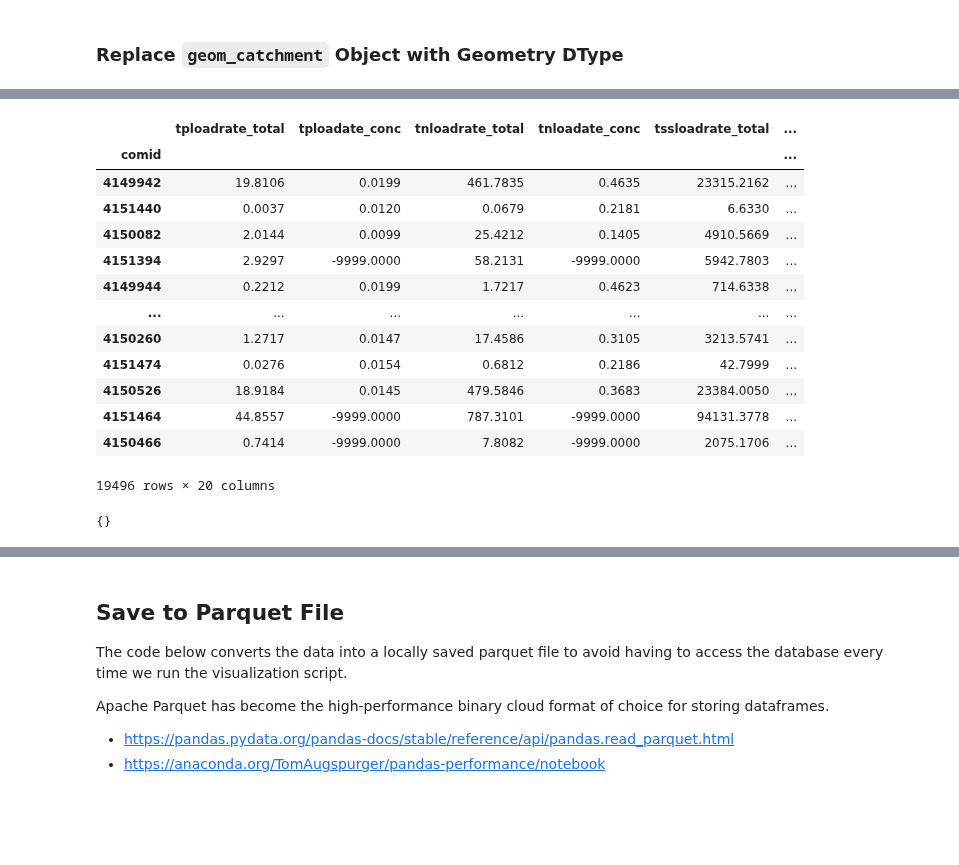
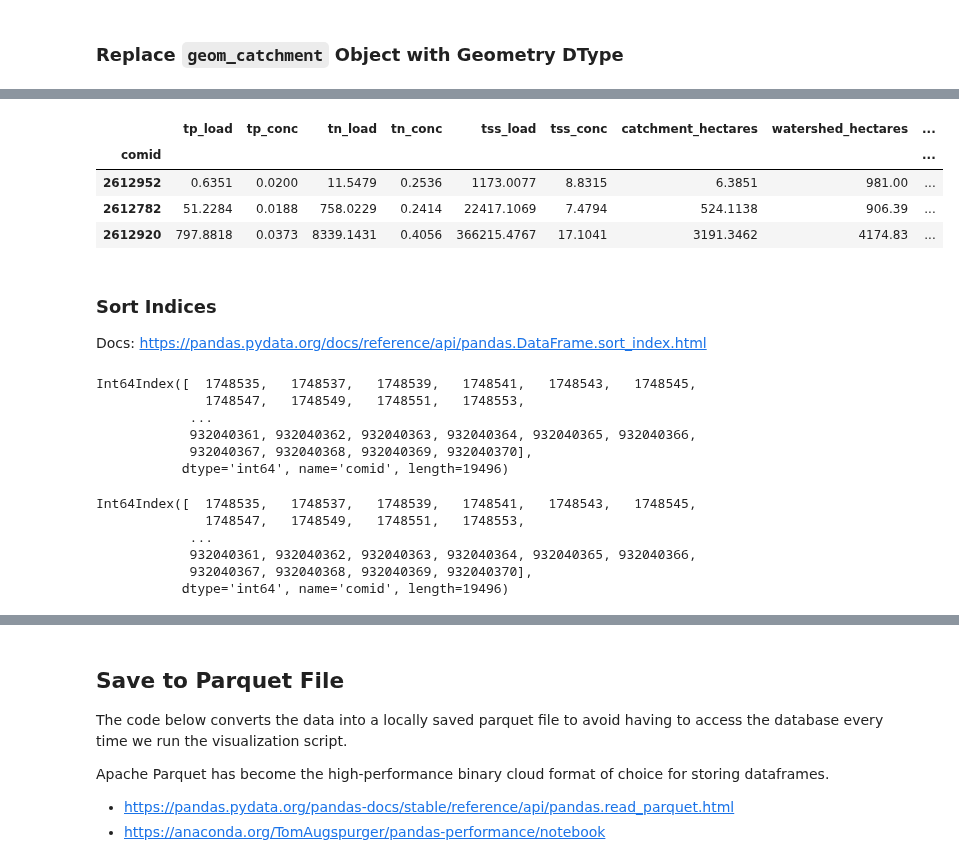
Before and after one commit to TheAcademyofNaturalSciences/WikiSRATMicroService, a Jupyter notebook: WikiSRAT_Demo.ipynb, the cells around one changed output, grey strips where cells are left out. Saved outputs shown, nothing was run; the diff lists cells and outputs as text; code cells hidden in the pictures; blank space fills up the shorter version.

Commit message:
Update Demo to save protection data
... and correct column names

```diff
--- a/WikiSRAT_Demo.ipynb
+++ b/WikiSRAT_Demo.ipynb
@@ -438,9 +386,6 @@ Wall time: 35 ms
 %%time
 # import data with geopandas compatible geometry
 import geopandas as gpd
-
-tablename_base = 'base_run'
-tablename_rest = 'restoration_run'
 
 base_model_select = 'SELECT * FROM wikiwtershedoutputs.{}'.format(tablename_base)
 rest_model_select = 'SELECT * FROM wikiwtershedoutputs.{}'.format(tablename_rest)
@@ -582,0 +535,12 @@ rest_df['geom_catchment'] = rest_df_catch['geom_catchment']
+# %%
+rest_df.head(3)
+# %% [output]
+|  | tp_load | tp_conc | tn_load | tn_conc | tss_load | tss_conc | catchment_hectares | watershed_hectares | ... |
+| comid |  |  |  |  |  |  |  |  | ... |
+| 2612952 | 0.6351 | 0.0200 | 11.5479 | 0.2536 | 1173.0077 | 8.8315 | 6.3851 | 981.00 | ... |
+| 2612782 | 51.2284 | 0.0188 | 758.0229 | 0.2414 | 22417.1069 | 7.4794 | 524.1138 | 906.39 | ... |
+| 2612920 | 797.8818 | 0.0373 | 8339.1431 | 0.4056 | 366215.4767 | 17.1041 | 3191.3462 | 4174.83 | ... |
+# %% [markdown]
+### Sort Indices
+
+Docs: https://pandas.pydata.org/docs/reference/api/pandas.DataFrame.sort_index.html
@@ -583,21 +550,18 @@ rest_df['geom_catchment'] = rest_df_catch['geom_catchment']
 # %%
-base_df
+base_df.index
 # %% [output]
-|  | tploadrate_total | tploadate_conc | tnloadrate_total | tnloadate_conc | tssloadrate_total | ... |
-| comid |  |  |  |  |  | ... |
-| 4149942 | 19.8106 | 0.0199 | 461.7835 | 0.4635 | 23315.2162 | ... |
-| 4151440 | 0.0037 | 0.0120 | 0.0679 | 0.2181 | 6.6330 | ... |
-| 4150082 | 2.0144 | 0.0099 | 25.4212 | 0.1405 | 4910.5669 | ... |
-| 4151394 | 2.9297 | -9999.0000 | 58.2131 | -9999.0000 | 5942.7803 | ... |
-| 4149944 | 0.2212 | 0.0199 | 1.7217 | 0.4623 | 714.6338 | ... |
-| ... | ... | ... | ... | ... | ... | ... |
-| 4150260 | 1.2717 | 0.0147 | 17.4586 | 0.3105 | 3213.5741 | ... |
-| 4151474 | 0.0276 | 0.0154 | 0.6812 | 0.2186 | 42.7999 | ... |
-| 4150526 | 18.9184 | 0.0145 | 479.5846 | 0.3683 | 23384.0050 | ... |
-| 4151464 | 44.8557 | -9999.0000 | 787.3101 | -9999.0000 | 94131.3778 | ... |
-| 4150466 | 0.7414 | -9999.0000 | 7.8082 | -9999.0000 | 2075.1706 | ... |
-19496 rows × 20 columns
+Int64Index([  1748535,   1748537,   1748539,   1748541,   1748543,   1748545,
+              1748547,   1748549,   1748551,   1748553,
+            ...
+            932040361, 932040362, 932040363, 932040364, 932040365, 932040366,
+            932040367, 932040368, 932040369, 932040370],
+           dtype='int64', name='comid', length=19496)
-# %%
-base_df.attrs
-# %% [output]
-{}
+# %%
+rest_df.index
+# %% [output]
+Int64Index([  1748535,   1748537,   1748539,   1748541,   1748543,   1748545,
+              1748547,   1748549,   1748551,   1748553,
+            ...
+            932040361, 932040362, 932040363, 932040364, 932040365, 932040366,
+            932040367, 932040368, 932040369, 932040370],
+           dtype='int64', name='comid', length=19496)
```
Also changed, not shown: parts of 32 cells of this notebook, 4 other files.
